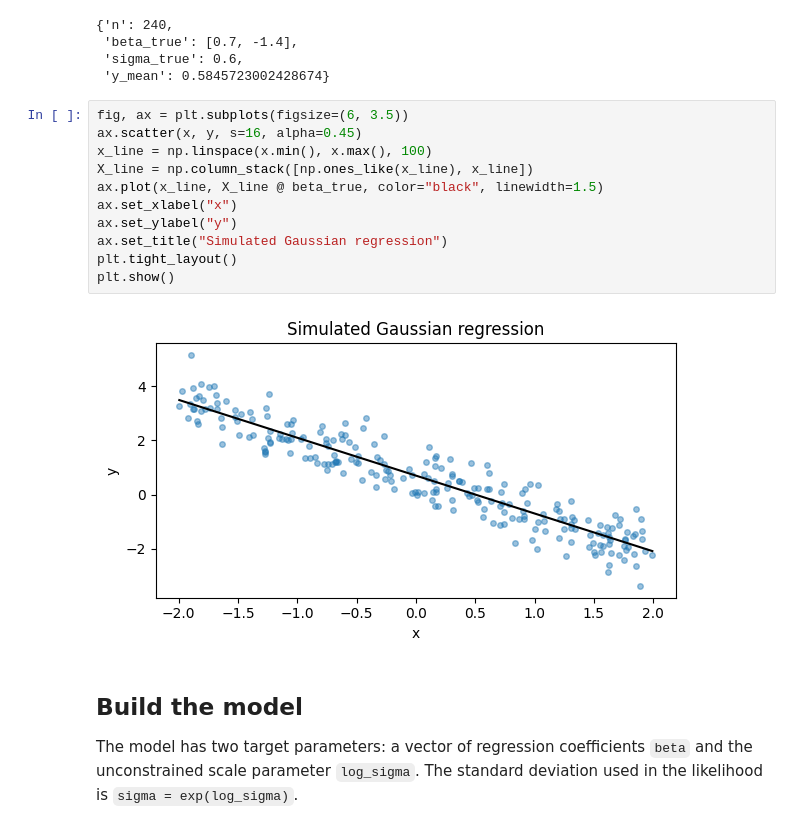
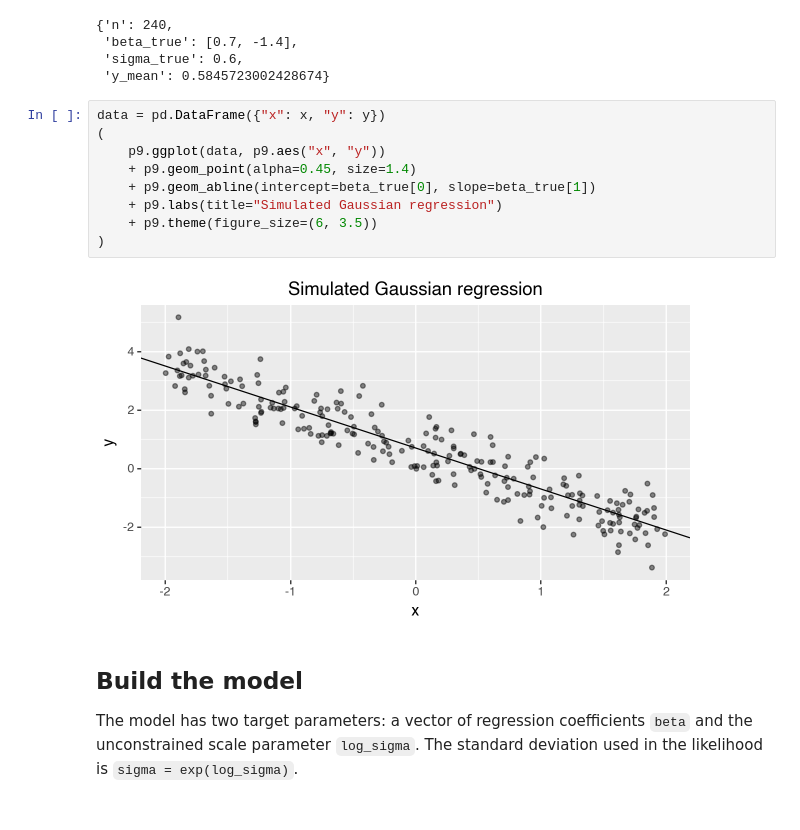
Before and after one commit to liesel-devs/liesel, a Jupyter notebook: docs/source/tutorials/notebooks/11-liesel-vi-basic.ipynb, the cells around one changed output. Saved outputs shown, nothing was run; the diff lists cells and outputs as text.

```diff
--- a/docs/source/tutorials/notebooks/11-liesel-vi-basic.ipynb
+++ b/docs/source/tutorials/notebooks/11-liesel-vi-basic.ipynb
@@ -44,18 +44,16 @@ y = X @ beta_true + rng.normal(scale=sigma_true, size=n)
  'sigma_true': 0.6,
  'y_mean': 0.5845723002428674}
 # %%
-fig, ax = plt.subplots(figsize=(6, 3.5))
-ax.scatter(x, y, s=16, alpha=0.45)
-x_line = np.linspace(x.min(), x.max(), 100)
-X_line = np.column_stack([np.ones_like(x_line), x_line])
-ax.plot(x_line, X_line @ beta_true, color="black", linewidth=1.5)
-ax.set_xlabel("x")
-ax.set_ylabel("y")
-ax.set_title("Simulated Gaussian regression")
-plt.tight_layout()
-plt.show()
+data = pd.DataFrame({"x": x, "y": y})
+(
+    p9.ggplot(data, p9.aes("x", "y"))
+    + p9.geom_point(alpha=0.45, size=1.4)
+    + p9.geom_abline(intercept=beta_true[0], slope=beta_true[1])
+    + p9.labs(title="Simulated Gaussian regression")
+    + p9.theme(figure_size=(6, 3.5))
+)
 # %% [output]
-[figure, old version]
+[figure, new version]
 # %% [markdown]
 ## Build the model
 
```
Also changed, not shown: parts of 12 cells of this notebook, 7 other files.
